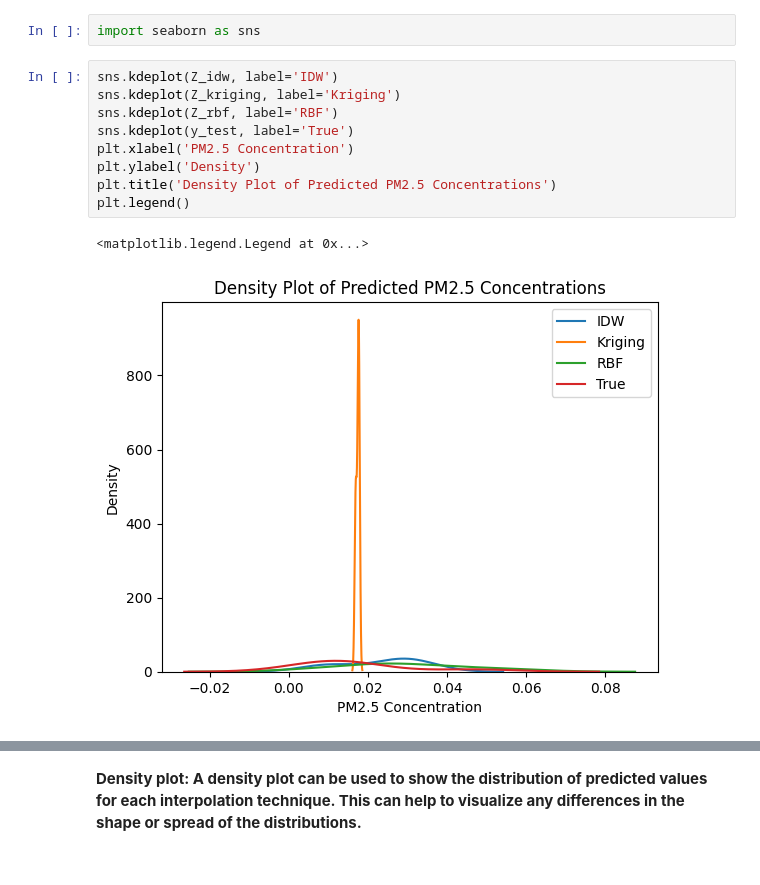
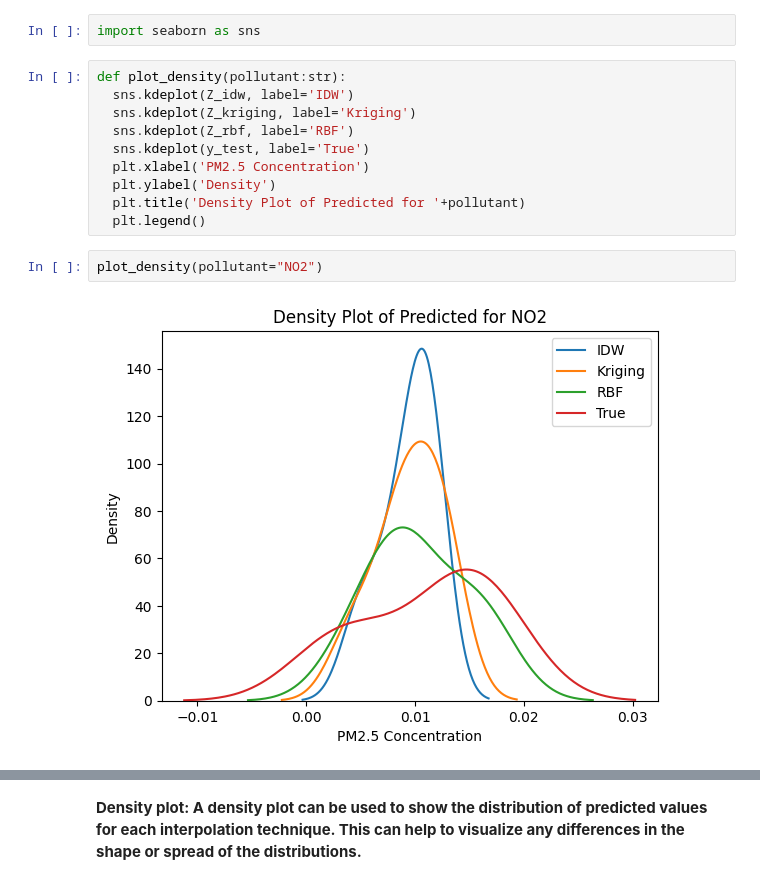
Before and after one commit to praseedm/PGMP, a Jupyter notebook: Interpolation_final2.ipynb, the cells around one changed output, grey strips where cells are left out. Cells and saved outputs as stored; diff of their text form.

```diff
--- a/Interpolation_final2.ipynb
+++ b/Interpolation_final2.ipynb
@@ -617,14 +681,16 @@ plt.show()
 # %%
 import seaborn as sns
 # %%
-sns.kdeplot(Z_idw, label='IDW')
-sns.kdeplot(Z_kriging, label='Kriging')
-sns.kdeplot(Z_rbf, label='RBF')
-sns.kdeplot(y_test, label='True')
-plt.xlabel('PM2.5 Concentration')
-plt.ylabel('Density')
-plt.title('Density Plot of Predicted PM2.5 Concentrations')
-plt.legend()
+def plot_density(pollutant:str):
+  sns.kdeplot(Z_idw, label='IDW')
+  sns.kdeplot(Z_kriging, label='Kriging')
+  sns.kdeplot(Z_rbf, label='RBF')
+  sns.kdeplot(y_test, label='True')
+  plt.xlabel('PM2.5 Concentration')
+  plt.ylabel('Density')
+  plt.title('Density Plot of Predicted for '+pollutant)
+  plt.legend()
-# %% [output]
-<matplotlib.legend.Legend at 0x...>
-[figure, removed]
+# %%
+plot_density(pollutant="NO2")
+# %% [output]
+[figure, added]
```
Also changed, not shown: parts of 17 cells of this notebook.
